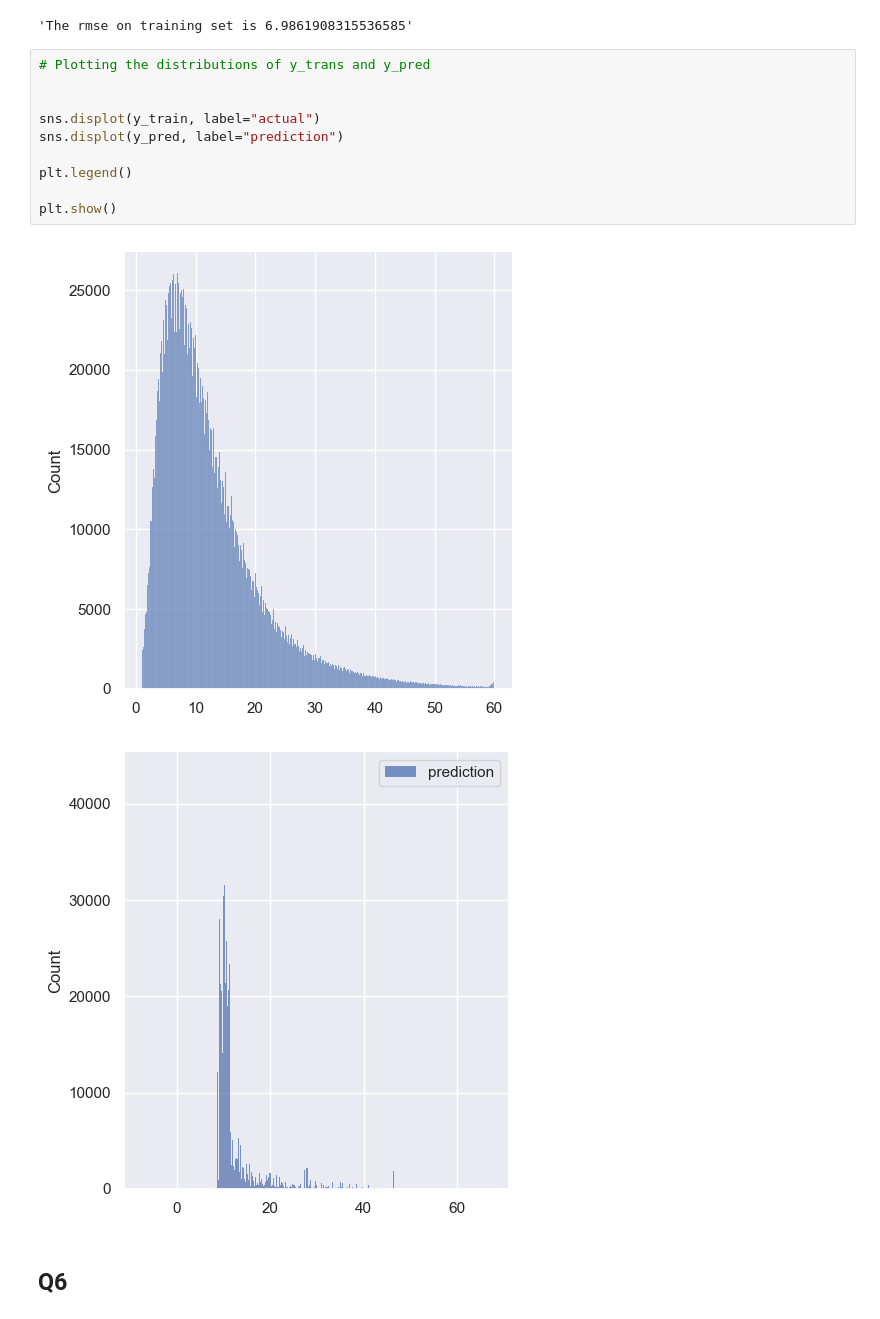
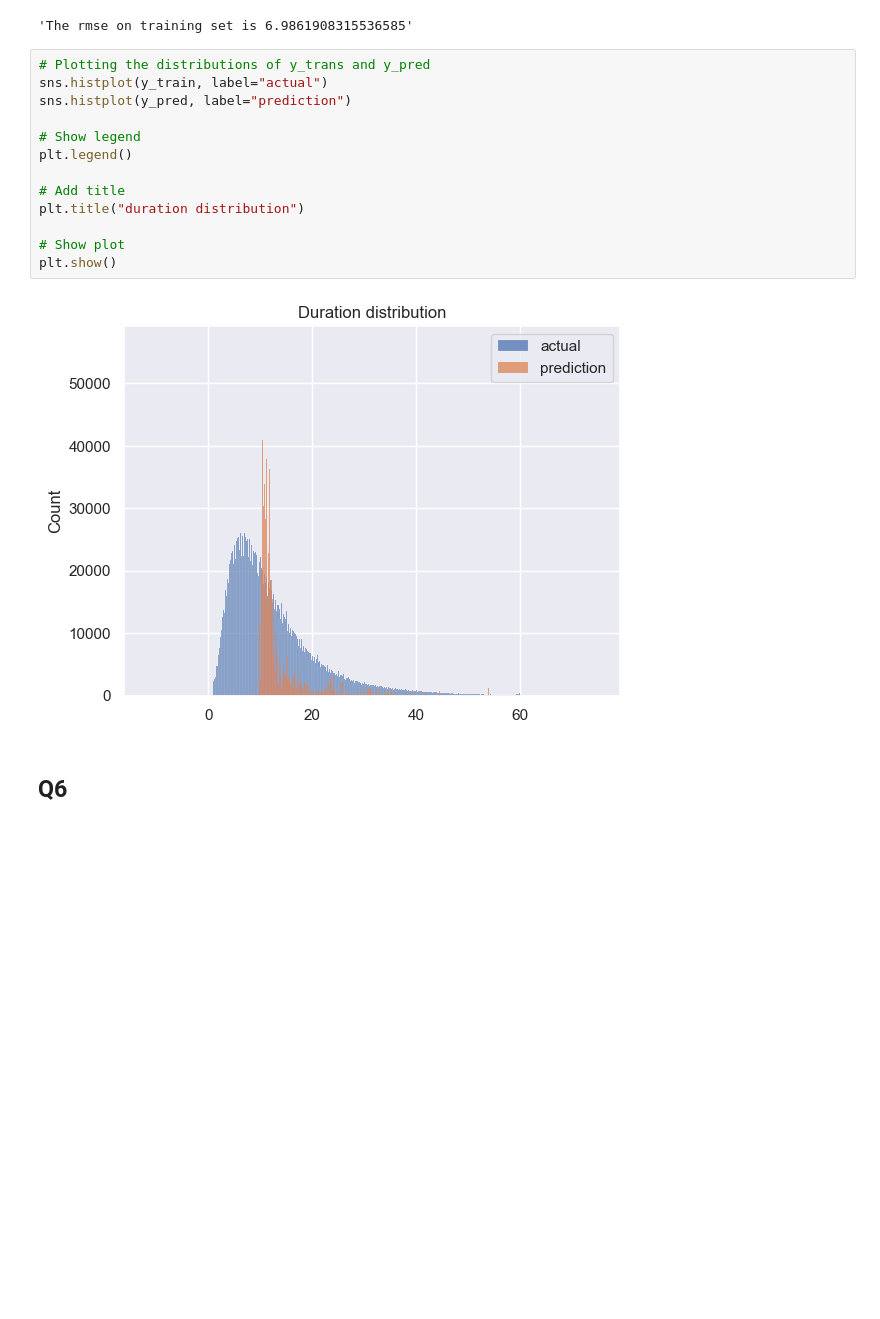
Before and after one commit to ochapeau/mlops-zoomcamp, a Jupyter notebook: 01_intro/duration_prediction.ipynb, the cells around one changed output. Saved outputs shown, nothing was run; the diff lists cells and outputs as text; blank space fills up the shorter version.

Commit message:
Updated first homework plot

```diff
--- a/01_intro/duration_prediction.ipynb
+++ b/01_intro/duration_prediction.ipynb
@@ -135,17 +135,19 @@ f"The rmse on training set is {mse}"
 'The rmse on training set is 6.9861908315536585'
 # %%
 # Plotting the distributions of y_trans and y_pred
+sns.histplot(y_train, label="actual")
+sns.histplot(y_pred, label="prediction")
 
-
-sns.displot(y_train, label="actual")
-sns.displot(y_pred, label="prediction")
-
+# Show legend
 plt.legend()
 
+# Add title
+plt.title("duration distribution")
+
+# Show plot
 plt.show()
 # %% [output]
-[figure, old version]
+[figure, new version]
-[figure, removed]
 # %% [markdown]
 ## Q6
 # %%
```
